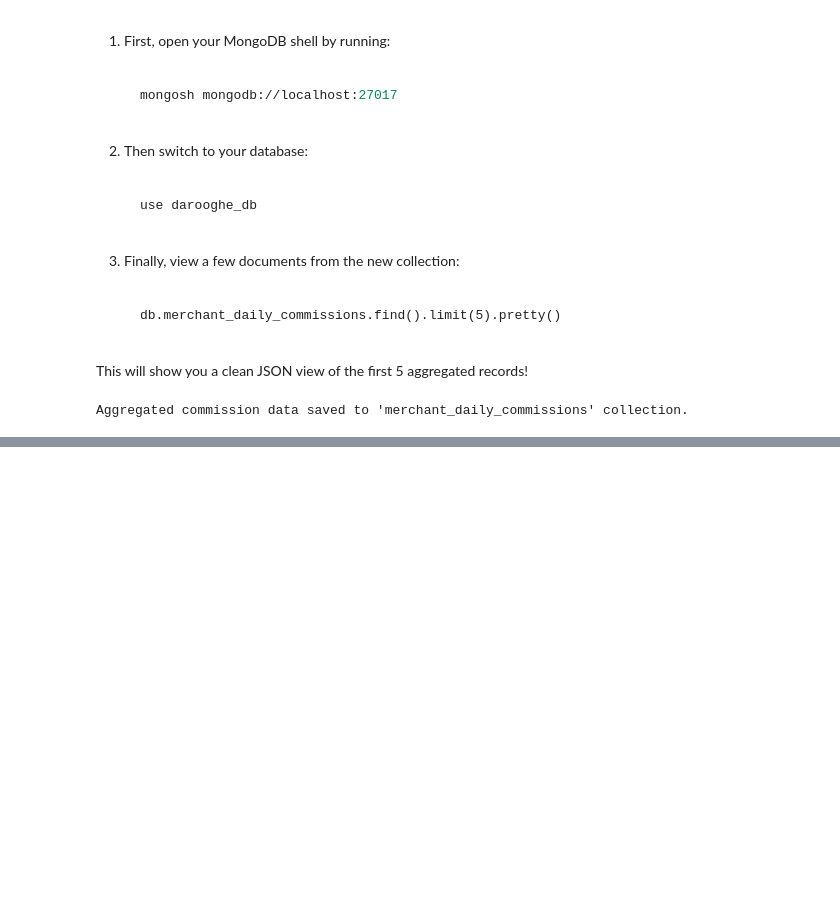
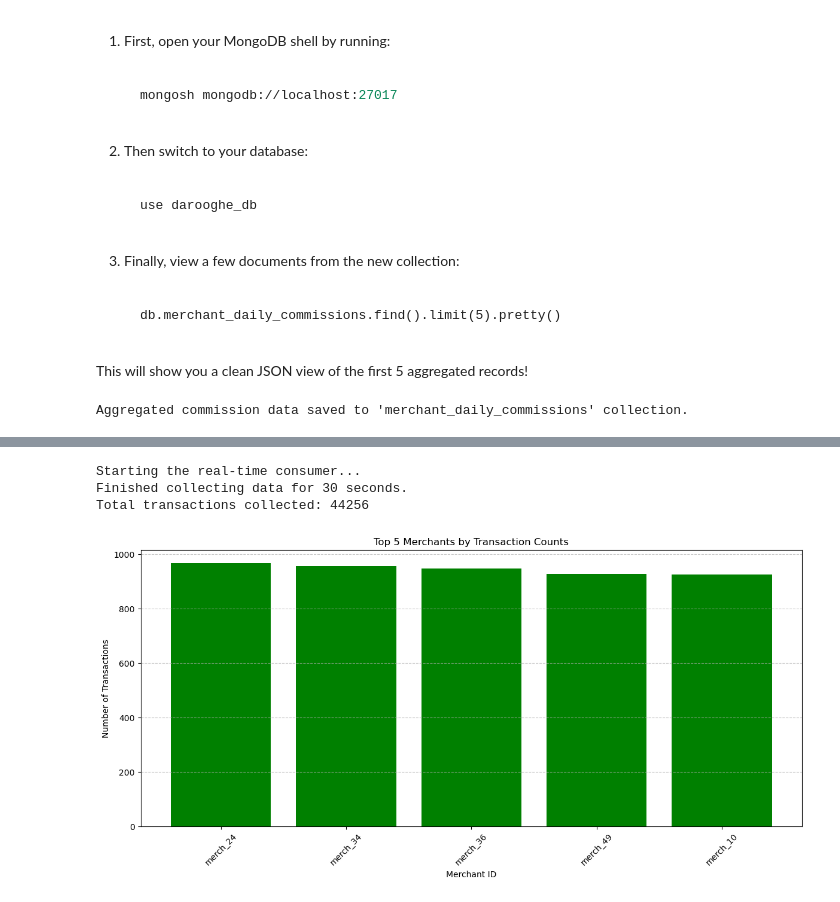
Before and after one commit to Amir-rfz/Data-Science-Course-Projects-S2025, a Jupyter notebook: CA2/CA2.ipynb, the cells around one changed output, grey strips where cells are left out. Saved outputs shown, nothing was run; the diff lists cells and outputs as text; code cells hidden in the pictures; blank space fills up the shorter version.

```diff
--- a/CA2/CA2.ipynb
+++ b/CA2/CA2.ipynb
@@ -829,0 +1619,70 @@ Aggregated commission data saved to 'merchant_daily_commissions' collection.
+# %%
+kafka_broker = 'localhost:9092'
+topic = 'darooghe.transactions'
+
+conf = {
+    'bootstrap.servers': kafka_broker,
+    'group.id': 'merchant-transaction-group',
+    'auto.offset.reset': 'earliest',  # reading from the earliest message
+}
+
+
+consumer = Consumer(conf)
+consumer.subscribe([topic])
+
+# a counter to count transactions by merchant_id
+merchant_transaction_count = Counter()
+
+collect_duration = 30  # Collect for 30 seconds
+
+def collect_data_for_duration(duration=collect_duration):
+    start_time = time.time()
+    while time.time() - start_time < duration:
+        msg = consumer.poll(timeout=5.0)
+
+        if msg is None:
+            continue
+
+        # print("Message received:", msg.value())
+
+
+        transaction_event = json.loads(msg.value().decode('utf-8'))
+        # Get merchant_id and count the transaction
+        merchant_id = transaction_event['merchant_id']
+        merchant_transaction_count[merchant_id] += 1
+
+
+    print(f"Finished collecting data for {duration} seconds.")
+    print(f"Total transactions collected: {sum(merchant_transaction_count.values())}")
+
+def plot_top_5_merchants():
+    # Sort merchants by the number of transactionsr
+    sorted_merchants = sorted(merchant_transaction_count.items(), key=lambda x: x[1], reverse=True)
+    top_5_merchants = sorted_merchants[:5]
+
+    # Unzip into merchant_id and transaction_count
+    merchants, transaction_counts = zip(*top_5_merchants)
+
+
+    plt.figure(figsize=(12, 6))
+    plt.bar(merchants, transaction_counts, color='g')
+    plt.title("Top 5 Merchants by Transaction Counts")
+    plt.xlabel("Merchant ID")
+    plt.ylabel("Number of Transactions")
+    plt.xticks(rotation=45)
+    plt.grid(True, axis='y', linestyle='--', alpha=0.7)
+    plt.tight_layout()
+    plt.show()
+
+def consume_and_plot():
+    collect_data_for_duration(collect_duration)
+    plot_top_5_merchants()
+
+if __name__ == "__main__":
+    print("Starting the real-time consumer...")
+    consume_and_plot()
+# %% [output]
+Starting the real-time consumer...
+Finished collecting data for 30 seconds.
+Total transactions collected: 44256
+[figure, added]
```
Also changed, not shown: parts of 38 cells of this notebook, 5 other files.
